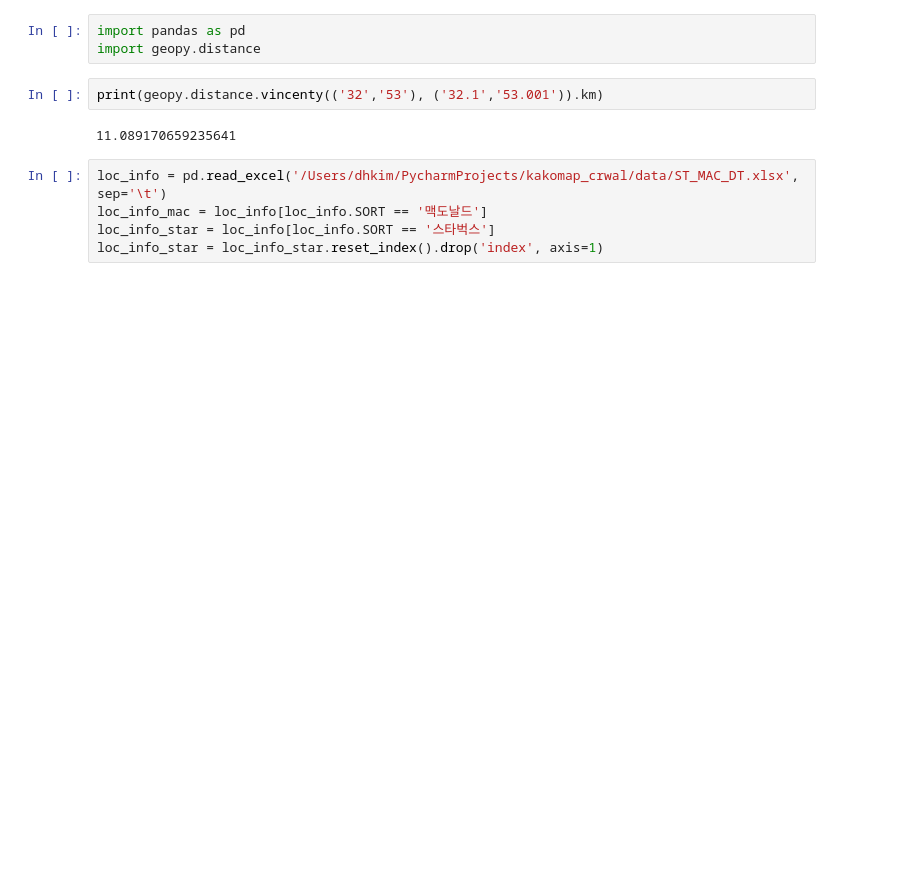
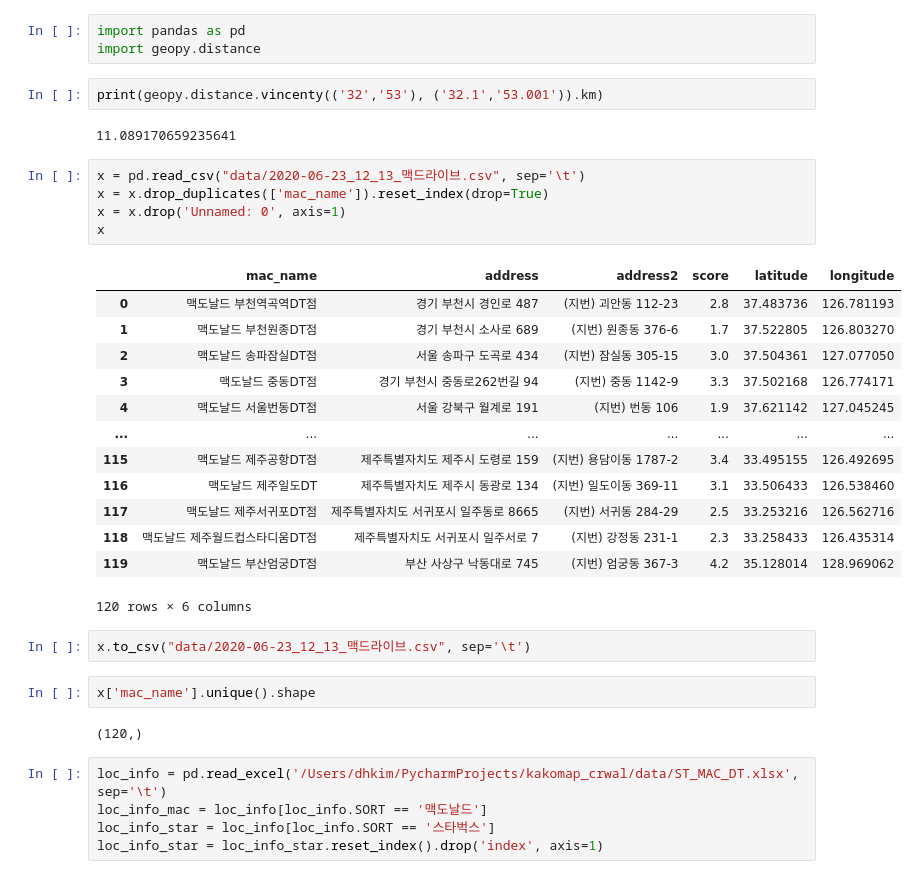
Before and after one commit to Edwardkim0/kakamap_crawler, a Jupyter notebook: distance_cal.ipynb, the cells around one changed output. Saved outputs shown, nothing was run; the diff lists cells and outputs as text; blank space fills up the shorter version.

```diff
--- a/distance_cal.ipynb
+++ b/distance_cal.ipynb
@@ -5,6 +5,31 @@ import geopy.distance
 print(geopy.distance.vincenty(('32','53'), ('32.1','53.001')).km)
 # %% [output]
 11.089170659235641
+# %%
+x = pd.read_csv("data/2020-06-23_12_13_맥드라이브.csv", sep='\t')
+x = x.drop_duplicates(['mac_name']).reset_index(drop=True)
+x = x.drop('Unnamed: 0', axis=1)
+x
+# %% [output]
+|  | mac_name | address | address2 | score | latitude | longitude |
+| 0 | 맥도날드 부천역곡역DT점 | 경기 부천시 경인로 487 | (지번) 괴안동 112-23 | 2.8 | 37.483736 | 126.781193 |
+| 1 | 맥도날드 부천원종DT점 | 경기 부천시 소사로 689 | (지번) 원종동 376-6 | 1.7 | 37.522805 | 126.803270 |
+| 2 | 맥도날드 송파잠실DT점 | 서울 송파구 도곡로 434 | (지번) 잠실동 305-15 | 3.0 | 37.504361 | 127.077050 |
+| 3 | 맥도날드 중동DT점 | 경기 부천시 중동로262번길 94 | (지번) 중동 1142-9 | 3.3 | 37.502168 | 126.774171 |
+| 4 | 맥도날드 서울번동DT점 | 서울 강북구 월계로 191 | (지번) 번동 106 | 1.9 | 37.621142 | 127.045245 |
+| ... | ... | ... | ... | ... | ... | ... |
+| 115 | 맥도날드 제주공항DT점 | 제주특별자치도 제주시 도령로 159 | (지번) 용담이동 1787-2 | 3.4 | 33.495155 | 126.492695 |
+| 116 | 맥도날드 제주일도DT | 제주특별자치도 제주시 동광로 134 | (지번) 일도이동 369-11 | 3.1 | 33.506433 | 126.538460 |
+| 117 | 맥도날드 제주서귀포DT점 | 제주특별자치도 서귀포시 일주동로 8665 | (지번) 서귀동 284-29 | 2.5 | 33.253216 | 126.562716 |
+| 118 | 맥도날드 제주월드컵스타디움DT점 | 제주특별자치도 서귀포시 일주서로 7 | (지번) 강정동 231-1 | 2.3 | 33.258433 | 126.435314 |
+| 119 | 맥도날드 부산엄궁DT점 | 부산 사상구 낙동대로 745 | (지번) 엄궁동 367-3 | 4.2 | 35.128014 | 128.969062 |
+120 rows × 6 columns
+# %%
+x.to_csv("data/2020-06-23_12_13_맥드라이브.csv", sep='\t')
+# %%
+x['mac_name'].unique().shape
+# %% [output]
+(120,)
 # %%
 loc_info = pd.read_excel('/Users/dhkim/PycharmProjects/kakomap_crwal/data/ST_MAC_DT.xlsx', sep='\t')
 loc_info_mac = loc_info[loc_info.SORT == '맥도날드']
```
Also changed, not shown: parts of 1 cell of this notebook, 3 other files.
